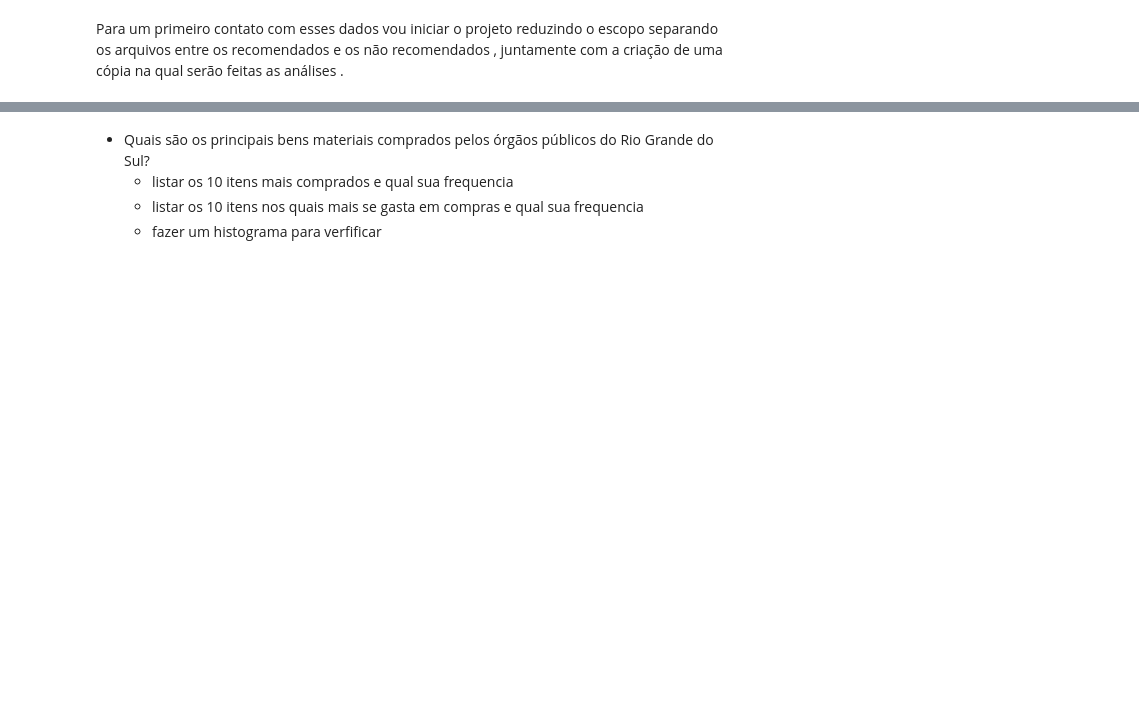
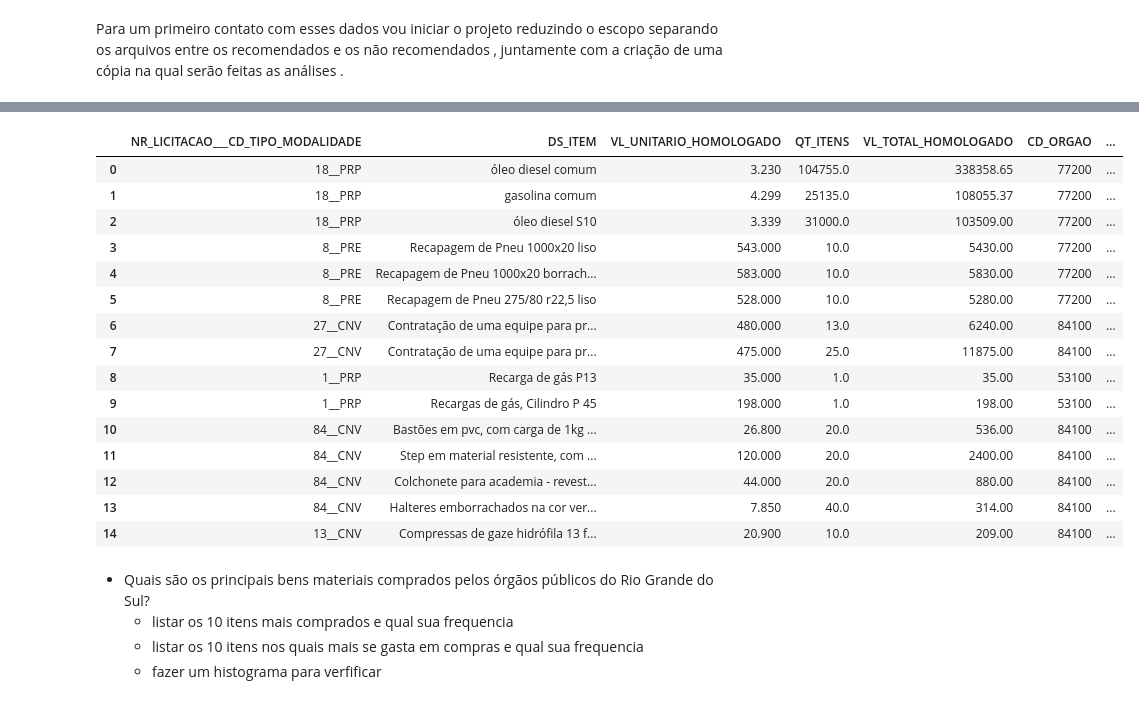
Before and after one commit to toinnn/Teste-Tecnico__Data-Science-Brigade, a Jupyter notebook: teste.ipynb, the cells around one changed output, grey strips where cells are left out. Cells and saved outputs as stored; diff of their text form; code cells hidden in the pictures; blank space fills up the shorter version.

```diff
--- a/teste.ipynb
+++ b/teste.ipynb
@@ -5,9 +5,9 @@ import pandas as pd
 import matplotlib.pyplot as plt
 
 
-doc_item = "2016.csv/Recomendados/item.csv"
+# doc_item = "2016.csv/Recomendados/item.csv"
 # doc_lici = "2016.csv/Recomendados/licitacao.csv"
-# doc_item = "2017.csv/Recomendados/item.csv"
+doc_item = "2017.csv/Recomendados/item.csv"
 # doc_lici = "2017.csv/Recomendados/licitacao.csv"
 # doc_item = "2018.csv/Recomendados/item.csv"
 # doc_lici = "2018.csv/Recomendados/licitacao.csv"
@@ -35,3 +34,19 @@ OutOfBoundsDatetime: Out of bounds nanosecond timestamp: 201-05-16 00:00:00
+|  | NR_LICITACAO___CD_TIPO_MODALIDADE | DS_ITEM | VL_UNITARIO_HOMOLOGADO | QT_ITENS | VL_TOTAL_HOMOLOGADO | CD_ORGAO | ... |
+| 0 | 18__PRP | óleo diesel comum | 3.230 | 104755.0 | 338358.65 | 77200 | ... |
+| 1 | 18__PRP | gasolina comum | 4.299 | 25135.0 | 108055.37 | 77200 | ... |
+| 2 | 18__PRP | óleo diesel S10 | 3.339 | 31000.0 | 103509.00 | 77200 | ... |
+| 3 | 8__PRE | Recapagem de Pneu 1000x20 liso | 543.000 | 10.0 | 5430.00 | 77200 | ... |
+| 4 | 8__PRE | Recapagem de Pneu 1000x20 borrach... | 583.000 | 10.0 | 5830.00 | 77200 | ... |
+| 5 | 8__PRE | Recapagem de Pneu 275/80 r22,5 liso | 528.000 | 10.0 | 5280.00 | 77200 | ... |
+| 6 | 27__CNV | Contratação de uma equipe para pr... | 480.000 | 13.0 | 6240.00 | 84100 | ... |
+| 7 | 27__CNV | Contratação de uma equipe para pr... | 475.000 | 25.0 | 11875.00 | 84100 | ... |
+| 8 | 1__PRP | Recarga de gás P13 | 35.000 | 1.0 | 35.00 | 53100 | ... |
+| 9 | 1__PRP | Recargas de gás, Cilindro P 45 | 198.000 | 1.0 | 198.00 | 53100 | ... |
+| 10 | 84__CNV | Bastões em pvc, com carga de 1kg ... | 26.800 | 20.0 | 536.00 | 84100 | ... |
+| 11 | 84__CNV | Step em material resistente, com ... | 120.000 | 20.0 | 2400.00 | 84100 | ... |
+| 12 | 84__CNV | Colchonete para academia - revest... | 44.000 | 20.0 | 880.00 | 84100 | ... |
+| 13 | 84__CNV | Halteres emborrachados na cor ver... | 7.850 | 40.0 | 314.00 | 84100 | ... |
+| 14 | 13__CNV | Compressas de gaze hidrófila 13 f... | 20.900 | 10.0 | 209.00 | 84100 | ... |
 # %% [markdown]
 - Quais são os principais bens materiais comprados pelos órgãos públicos do Rio Grande do Sul?
     - listar os 10 itens mais comprados e qual sua frequencia
```
Also changed, not shown: parts of 16 cells of this notebook, 2 other files.
